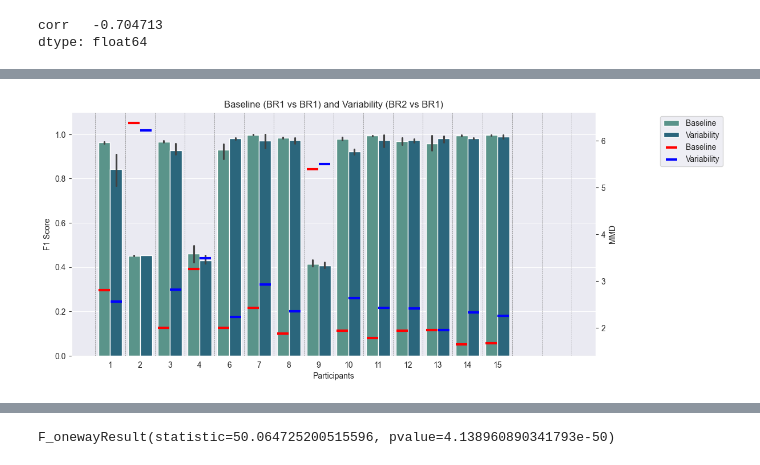
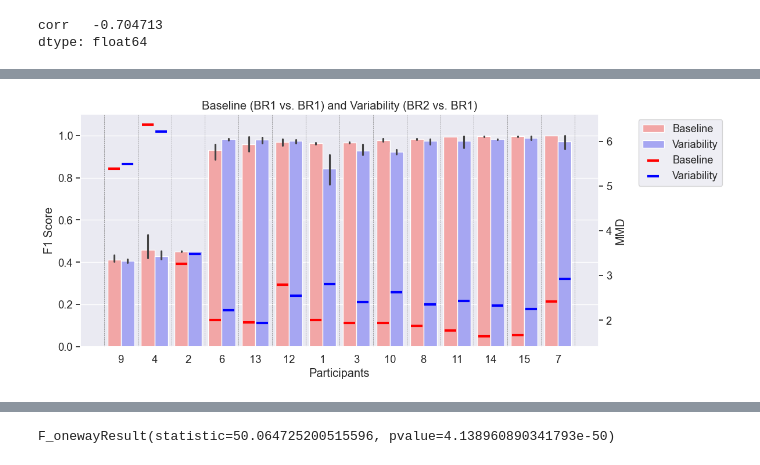
Before and after one commit to Gr33nMayhem/PERCOM_Variability_Research, a Jupyter notebook: notebooks/results_notebook/graph_creation_with_mmd.ipynb, the cells around one changed output, grey strips where cells are left out. Cells and saved outputs as stored; diff of their text form; code cells hidden in the pictures.

Commit message:
Ensure order of labels in df, as seaborn uses that to create graph.

```diff
--- a/notebooks/results_notebook/graph_creation_with_mmd.ipynb
+++ b/notebooks/results_notebook/graph_creation_with_mmd.ipynb
@@ -524,11 +589,11 @@ for pair in sensor_list:
 
             dict_results = {'f1': result1[3],
                             'cv': i + 1,
-                            'device_config': 'F1 of ' + sensor_train + ' vs ' + sensor_test, 'model_type': model}
+                            'device_config': 'F1 of ' + sensor_train + ' vs. ' + sensor_test, 'model_type': model}
             result_list.append(dict_results)
             dict_results = {'f1': result2[3],
                             'cv': i + 1,
-                            'device_config': 'F1 of ' + sensor_test + ' vs ' + sensor_test, 'model_type': model}
+                            'device_config': 'F1 of ' + sensor_test + ' vs. ' + sensor_test, 'model_type': model}
             result_list.append(dict_results)
 
     df = pd.DataFrame(result_list)
@@ -574,7 +639,7 @@ for pair in sensor_list:
     for model in ['attend', 'deepconv', 'tinyhar']:
         # get data only for the model from the df
         df_model = df[df['model_type'] == model]
-        for config in ['F1 of ' + sensor_train + ' vs ' + sensor_test]:
+        for config in ['F1 of ' + sensor_train + ' vs. ' + sensor_test]:
             # get data only for the config from the df
             df_config = df_model[df_model['device_config'] == config]
             # reset index for df_config
@@ -582,7 +647,7 @@ for pair in sensor_list:
             corr_data = pd.DataFrame()
             corr_data['cv'] = mmd['CV']
 
-            if config == 'F1 of ' + sensor_test + ' vs ' + sensor_test:
+            if config == 'F1 of ' + sensor_test + ' vs. ' + sensor_test:
                 corr_data['mmd'] = mmd['mmd_1_1']
             else:
                 corr_data['mmd'] = mmd['mmd_2_1']
@@ -701,13 +748,13 @@ for pair in sensor_list:
                 break
             dict_results = {'f1': result2[3],
                             'cv': i + 1,
-                            'device_config': 'F1 of ' + sensor_abbrev[sensor_test] + ' vs ' + sensor_abbrev[
+                            'device_config': 'F1 of ' + sensor_abbrev[sensor_test] + ' vs. ' + sensor_abbrev[
                                 sensor_test], 'easy_text': 'Baseline',
                             'model_type': model}
             result_list.append(dict_results)
             dict_results = {'f1': result1[3],
                             'cv': i + 1,
-                            'device_config': 'F1 of ' + sensor_abbrev[sensor_train] + ' vs ' + sensor_abbrev[
+                            'device_config': 'F1 of ' + sensor_abbrev[sensor_train] + ' vs. ' + sensor_abbrev[
                                 sensor_test], 'easy_text': 'Variability',
                             'model_type': model}
             result_list.append(dict_results)
@@ -715,15 +762,34 @@ for pair in sensor_list:
     df = pd.DataFrame(result_list)
     # all_data = pd.concat([all_data, df], ignore_index=True)
 
-    # plot the f1 score for all participants as bar graph using sns catplot bar with colors red and blue
-    ax = sns.catplot(x='cv', y='f1', hue='easy_text', data=df, kind='bar', aspect=2, height=5, palette='crest',
-                     legend_out=True)
+    # Create an array with the colors you want to use
+    colors = ["#FF9999", "#9999FF"]
+    # Set your custom color palette
+    sns.set_palette(sns.color_palette(colors))
+
+    # plot the f1 score for all participants as bar graph using sns catplot bar with colors red and blue, with ascending order of f1 score
+    ax = sns.catplot(x='cv', y='f1', hue='easy_text', data=df, kind='bar', aspect=2, height=5,
+                     legend_out=True, order=df[df['easy_text'] == 'Baseline'].sort_values('f1')['cv'])
+
+    # temp is the df without anything but f1 and easy_text
+    temp = df[['cv','f1', 'easy_text']]
+    # get the f1 values for baseline and variability
+    baseline = temp[temp['easy_text'] == 'Baseline']
+    # remove the easy_text column
+    baseline = baseline.drop(columns=['easy_text'])
+
+    # get the ascending order of CV on the basis of mean f1 score
+    f1_order = baseline.groupby('cv').mean().sort_values('f1').index
+
+
+
+
     ax.legend.remove()
     # remove legend title
     ax._legend.set_title('')
     plt.title(
-        'Baseline (' + sensor_abbrev[sensor_test] + ' vs ' + sensor_abbrev[sensor_test] + ')' + ' and Variability (' +
-        sensor_abbrev[sensor_train] + ' vs ' + sensor_abbrev[sensor_test] + ')')
+        'Baseline (' + sensor_abbrev[sensor_test] + ' vs. ' + sensor_abbrev[sensor_test] + ')' + ' and Variability (' +
+        sensor_abbrev[sensor_train] + ' vs. ' + sensor_abbrev[sensor_test] + ')')
     plt.xlabel('Participants')
     plt.ylabel('F1 Score')
     # plot max y value is 1.1
@@ -760,15 +826,13 @@ for pair in sensor_list:
         mmd_1_1 = mmd_1_1.drop(mmd_1_1[mmd_1_1['CV'] == 16].index)
         mmd_2_1 = mmd_2_1.drop(mmd_2_1[mmd_2_1['CV'] == 16].index)
 
-
     # make the cv column the index
     mmd_1_1 = mmd_1_1.set_index('CV')
     mmd_2_1 = mmd_2_1.set_index('CV')
 
     # divide the df into two based on device_config
-    f1_1_1 = df[(df['device_config'] == 'F1 of ' + sensor_abbrev[sensor_test] + ' vs ' + sensor_abbrev[sensor_test])]
-    f1_2_1 = df[(df['device_config'] == 'F1 of ' + sensor_abbrev[sensor_train] + ' vs ' + sensor_abbrev[sensor_test])]
-
+    f1_1_1 = df[(df['device_config'] == 'F1 of ' + sensor_abbrev[sensor_test] + ' vs. ' + sensor_abbrev[sensor_test])]
+    f1_2_1 = df[(df['device_config'] == 'F1 of ' + sensor_abbrev[sensor_train] + ' vs. ' + sensor_abbrev[sensor_test])]
 
     # list of unique cv in mmd_1_1
     cv_list = mmd_1_1.index
@@ -778,7 +842,7 @@ for pair in sensor_list:
         for model in ['attend', 'deepconv', 'tinyhar']:
             # get the f1 score for the model and cv from f1_1_1
             f1 = f1_1_1[(f1_1_1['cv'] == i) & (f1_1_1['model_type'] == model)]['f1'].iloc[0]
-            new_row = {'activity': 0, 'device_config': sensor_abbrev[sensor_test] + ' vs ' + sensor_abbrev[sensor_test],
+            new_row = {'activity': 0, 'device_config': sensor_abbrev[sensor_test] + ' vs. ' + sensor_abbrev[sensor_test],
                        'model_type': model, 'f1': f1, 'cv': i, 'mmd': mmd_1_1.loc[i, 'mmd']}
             all_data = pd.concat([all_data, pd.DataFrame(new_row, index=[0])], ignore_index=True)
 
@@ -787,10 +851,10 @@ for pair in sensor_list:
         for model in ['attend', 'deepconv', 'tinyhar']:
             # get the f1 score for the model and cv from f1_2_1
             f1 = f1_2_1[(f1_2_1['cv'] == i) & (f1_2_1['model_type'] == model)]['f1'].iloc[0]
-            new_row = {'activity': 0, 'device_config': sensor_abbrev[sensor_train] + ' vs ' + sensor_abbrev[sensor_test],
+            new_row = {'activity': 0,
+                       'device_config': sensor_abbrev[sensor_train] + ' vs. ' + sensor_abbrev[sensor_test],
                        'model_type': model, 'f1': f1, 'cv': i, 'mmd': mmd_2_1.loc[i, 'mmd']}
             all_data = pd.concat([all_data, pd.DataFrame(new_row, index=[0])], ignore_index=True)
-
 
     # drop model_type
     f1_1_1 = f1_1_1.drop(columns=['model_type', 'device_config', 'easy_text'])
@@ -799,8 +863,6 @@ for pair in sensor_list:
     # get the mean of all models for each cv
     f1_1_1 = f1_1_1.groupby('cv').mean()
     f1_2_1 = f1_2_1.groupby('cv').mean()
-
-
 
     # finding the corelation between mmd and f1 score for 1_1
     mmd_1_1['f1'] = f1_1_1['f1']
@@ -818,17 +880,16 @@ for pair in sensor_list:
     # for i in range(len(mmd_2_1)):
     #     MMD_F1_plot_ax.text(mmd_2_1['f1'][i+1], mmd_2_1['mmd'][i+1], mmd_2_1.index[i], fontsize=8)
 
-
     # corelation between mmd and f1 score for 1_1
     corr = mmd_1_1.corr()
     # get the correlation between mmd and f1
     # print(corr['mmd']['f1'])
-    corr_data[sensor_abbrev[sensor_test] + ' vs ' + sensor_abbrev[sensor_test]] = corr['mmd']['f1']
+    corr_data[sensor_abbrev[sensor_test] + ' vs. ' + sensor_abbrev[sensor_test]] = corr['mmd']['f1']
 
     corr = mmd_2_1.corr()
     # get the correlation between mmd and f1
     # print(corr['mmd']['f1'])
-    corr_data[sensor_abbrev[sensor_train] + ' vs ' + sensor_abbrev[sensor_test]] = corr['mmd']['f1']
+    corr_data[sensor_abbrev[sensor_train] + ' vs. ' + sensor_abbrev[sensor_test]] = corr['mmd']['f1']
 
     # divide MMD value by 10
     mmd_1_1['mmd'] = mmd_1_1['mmd']
@@ -838,24 +899,46 @@ for pair in sensor_list:
     mmd_1_1 = mmd_1_1.reset_index()
     mmd_2_1 = mmd_2_1.reset_index()
 
-    # change the index to be -0.25 to its current value
-    mmd_1_1.index = mmd_1_1.index - 0.2
-    mmd_2_1.index = mmd_2_1.index + 0.2
+    # # change the index to be -0.25 to its current value
+    # mmd_1_1.index = mmd_1_1.index - 0.2
+    # mmd_2_1.index = mmd_2_1.index + 0.2
 
     # create a twin axis for ax
     ax = plt.gca()
     ax2 = ax.twinx()
     # dont show grid lines for y axis for ax2
     ax2.grid(False)
-
+    size = len(mmd_1_1)
     # Draw vertical grey lines from 0.5 to 16.5 with an interval of 1
-    for i in range(0, 17):
+    for i in range(0, size + 1):
         plt.axvline(x=i - 0.5, color='grey', linestyle='--', linewidth=0.5)
 
+
+
+    # reset the index of mm_1_1 and mmd_2_1 as the CV
+    mmd_1_1.index = mmd_1_1['CV']
+    mmd_2_1.index = mmd_2_1['CV']
+
+    # drop activity, std, f1 from mmd_1_1 and mmd_2_1
+    MMD1_1 = mmd_1_1.drop(columns=['activity', 'std_div_mmd', 'f1'])
+    MMD2_1 = mmd_2_1.drop(columns=['activity', 'std_div_mmd', 'f1'])
+
+
+    # reorder mmd values in ascending order of f1_order
+    MMD1_1 = MMD1_1.reindex(f1_order)
+    MMD2_1 = MMD2_1.reindex(f1_order)
+
+    # reset the index of MMD1_1 and MMD2_1
+    MMD1_1.index = range(0, size)
+    MMD2_1.index = range(0, size)
+
+    MMD1_1.index = MMD1_1.index - 0.2
+    MMD2_1.index = MMD2_1.index + 0.2
+
     # plot the mmd values not only as line but also as points on the graph
-    sns.scatterplot(data=mmd_1_1['mmd'], color='red',
+    sns.scatterplot(data=MMD1_1['mmd'], color='red',
                     label='Baseline', marker="_", s=200, linewidth=3, ax=ax2)
-    sns.scatterplot(data=mmd_2_1['mmd'], color='blue',
+    sns.scatterplot(data=MMD2_1['mmd'], color='blue',
                     label='Variability', marker="_", s=200, linewidth=3, ax=ax2)
     ax2.set_ylabel('MMD')
     # join the legend of scatter plot to the legend of the bar plot
@@ -878,6 +961,6 @@ plt.show()
 
 MMD_F1_plot_ax.set_ylabel('F1 Score')
 MMD_F1_plot_ax.set_xlabel('MMD')
-MMD_F1_plot_ax.set_title('MMD vs F1 Score')
+MMD_F1_plot_ax.set_title('MMD vs. F1 Score')
 plt.show()
 # %% [output]
@@ -889 +972 @@ plt.show()
-[figure, old version]
+[figure, new version]
```
Also changed, not shown: parts of 30 cells of this notebook.
